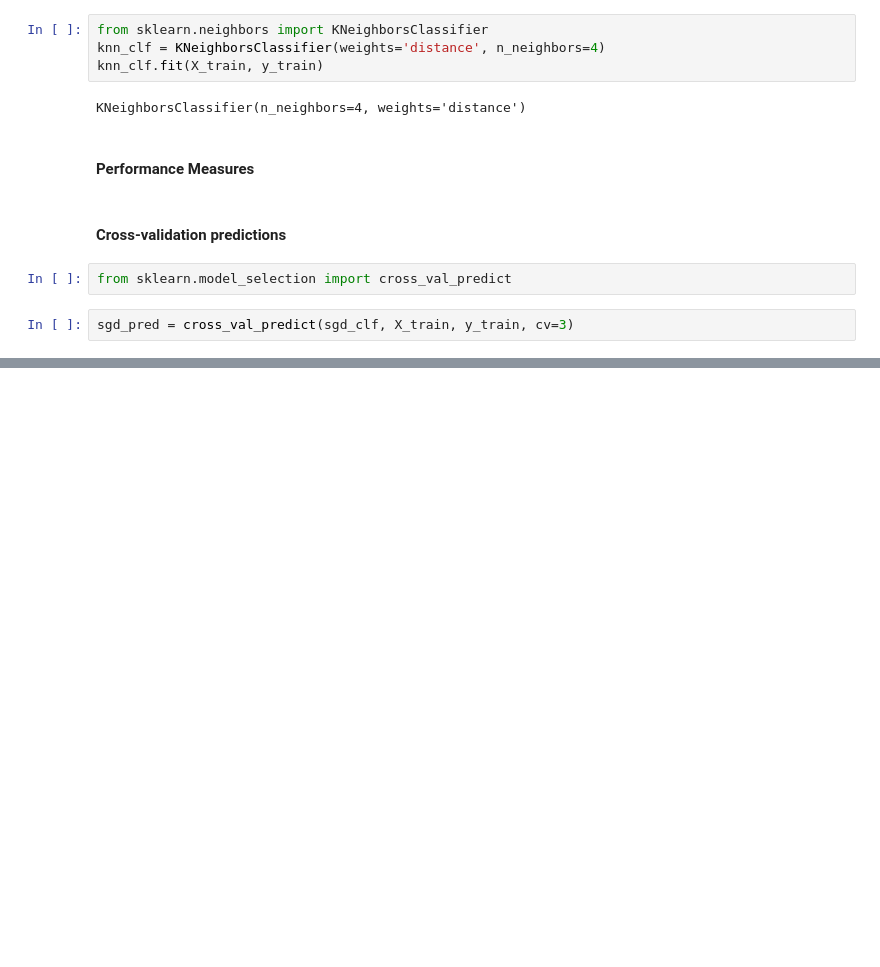
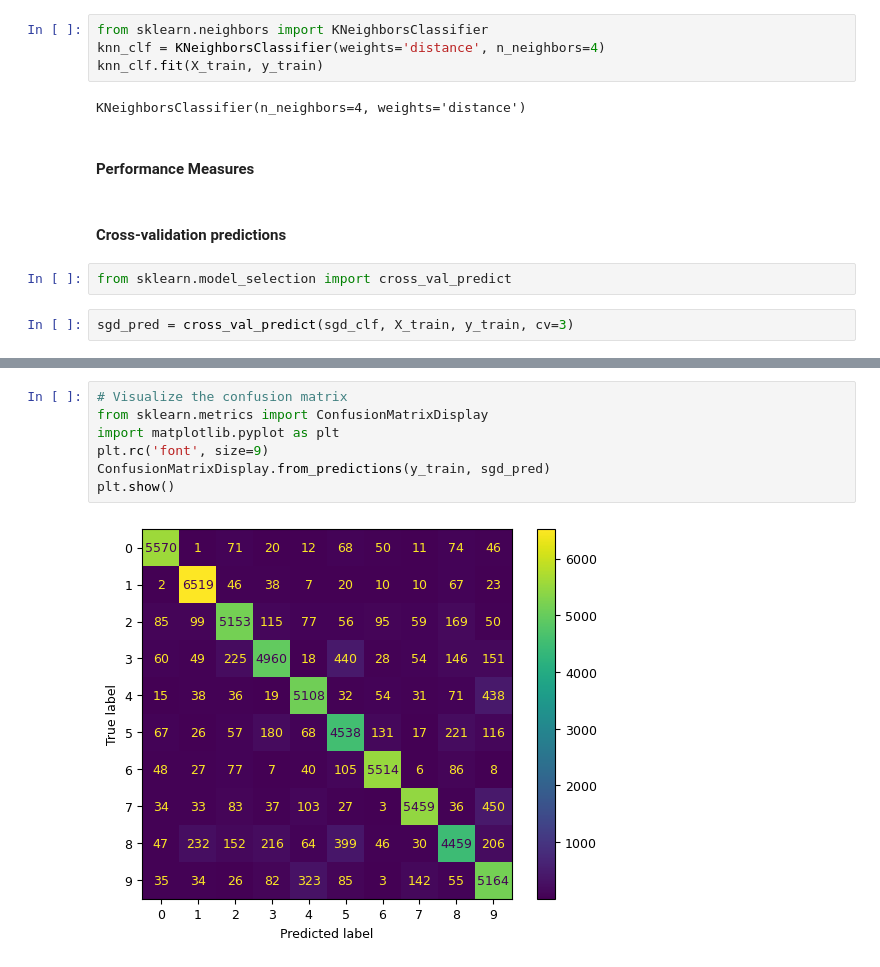
Before and after one commit to Roozeppe/Machine_Learning_Projects, a Jupyter notebook: mnist.ipynb, the cells around one changed output, grey strips where cells are left out. Cells and saved outputs as stored; diff of their text form; blank space fills up the shorter version.

```diff
--- a/mnist.ipynb
+++ b/mnist.ipynb
@@ -130,3 +133,12 @@ array([[5570,    1,   71,   20,   12,   68,   50,   11,   74,   46],
        [  34,   33,   83,   37,  103,   27,    3, 5459,   36,  450],
        [  47,  232,  152,  216,   64,  399,   46,   30, 4459,  206],
        [  35,   34,   26,   82,  323,   85,    3,  142,   55, 5164]])
+# %%
+# Visualize the confusion matrix
+from sklearn.metrics import ConfusionMatrixDisplay
+import matplotlib.pyplot as plt
+plt.rc('font', size=9)
+ConfusionMatrixDisplay.from_predictions(y_train, sgd_pred)
+plt.show()
+# %% [output]
+[figure, added]
```
Also changed, not shown: parts of 4 cells of this notebook.
